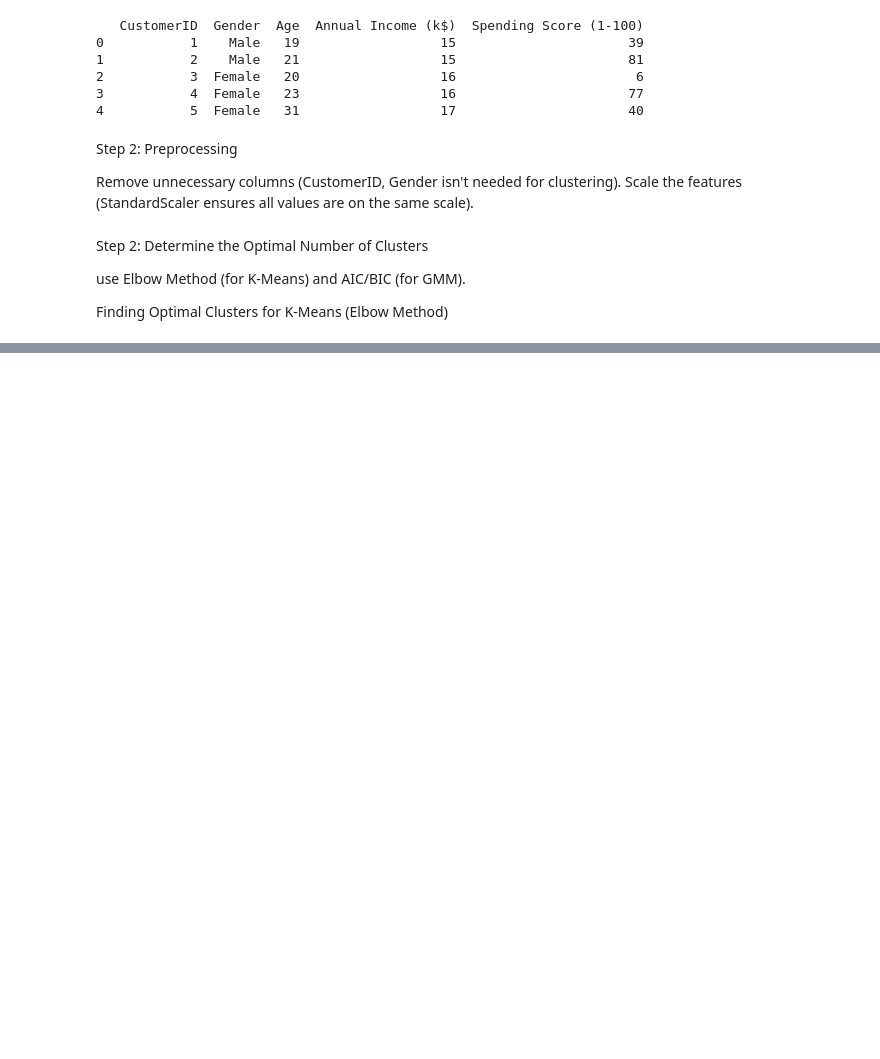
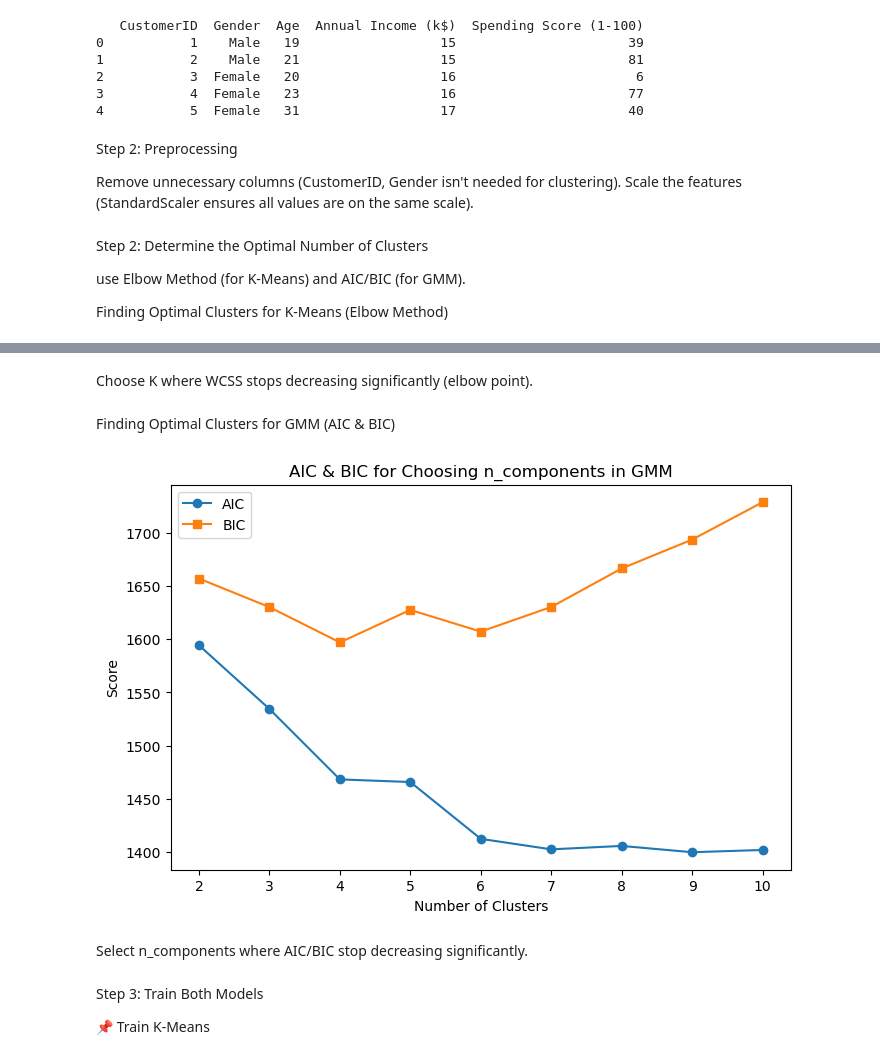
Before and after one commit to vishnuas22/Machine-Learning, a Jupyter notebook: 19.04 Gaussian Mixture VS KMeans.ipynb, the cells around one changed output, grey strips where cells are left out. Drawn from its saved outputs; the diff is of its cells as text; code cells hidden in the pictures; blank space fills up the shorter version.

```diff
--- a/19.04 Gaussian Mixture VS KMeans.ipynb
+++ b/19.04 Gaussian Mixture VS KMeans.ipynb
@@ -70,0 +89,46 @@ for i in range(2,11):
+# %% [markdown]
+Choose K where WCSS stops decreasing significantly (elbow point).
+# %% [markdown]
+Finding Optimal Clusters for GMM (AIC & BIC)
+# %%
+aic_values, bic_values = [],[]
+
+n_components_range= range(2,11)
+
+
+for n in n_components_range:
+
+    gmm = GaussianMixture(n_components=n, covariance_type='full',random_state=42)
+
+    gmm.fit(X_scaled)
+
+    aic_values.append(gmm.aic(X_scaled))
+
+    bic_values.append(gmm.bic(X_scaled))
+
+
+# Plot AIC & BIC
+
+plt.figure(figsize=(8,5))
+
+plt.plot(n_components_range,aic_values, label='AIC', marker='o')
+
+plt.plot(n_components_range,bic_values, label='BIC', marker='s')
+
+plt.xlabel('Number of Clusters')
+
+plt.ylabel('Score')
+
+plt.legend()
+
+plt.title('AIC & BIC for Choosing n_components in GMM')
+
+plt.show()
+# %% [output]
+[figure, added]
+# %% [markdown]
+ Select n_components where AIC/BIC stop decreasing significantly.
+# %% [markdown]
+Step 3: Train Both Models
+
+📌 Train K-Means
```
Also changed, not shown: parts of 16 cells of this notebook.
